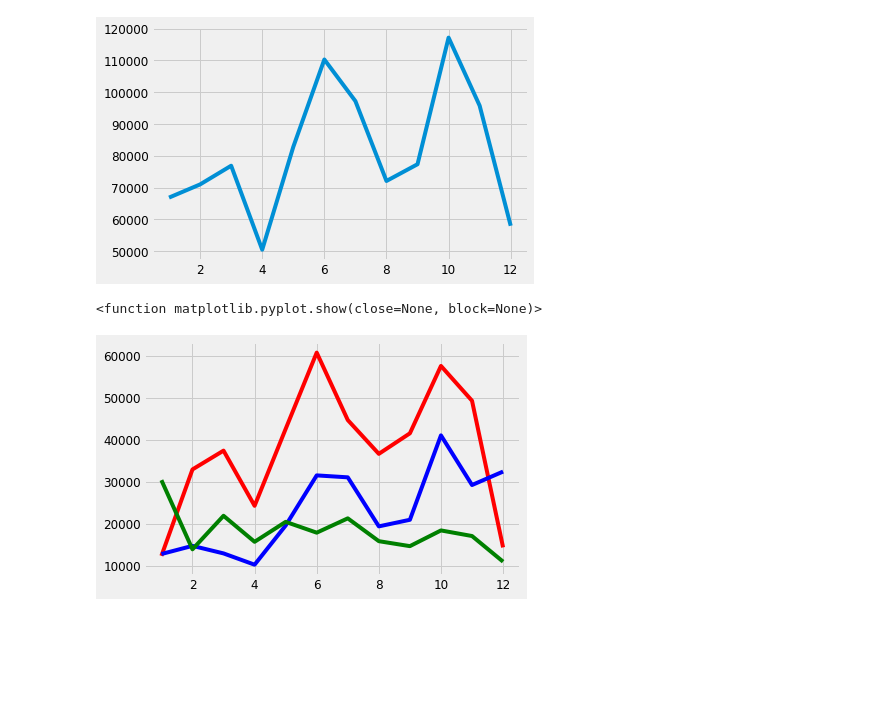
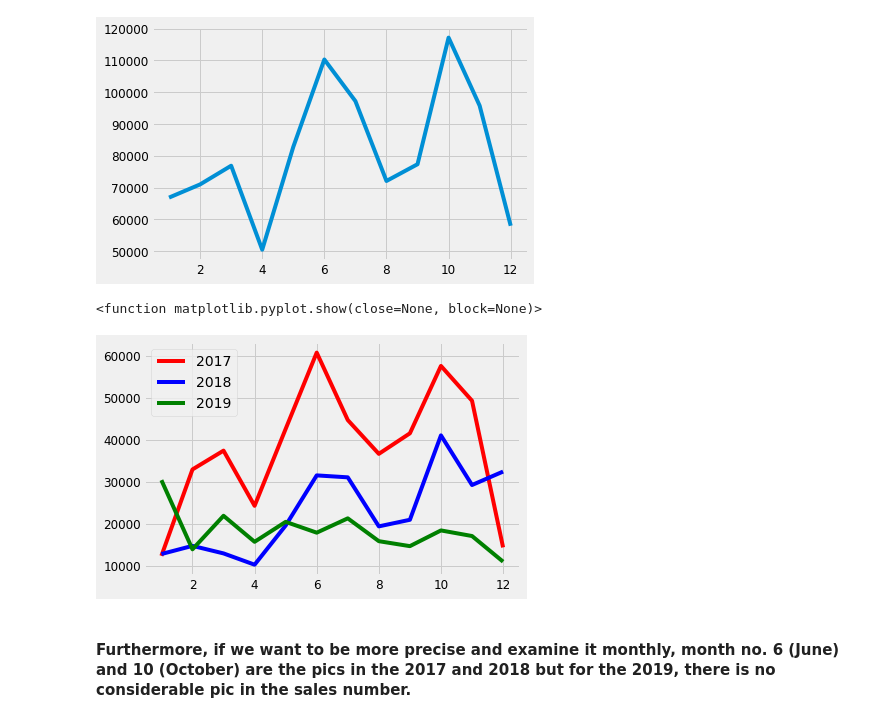
Before and after one commit to halikhani/customer_transactions_history, a Jupyter notebook: DataProcessing.ipynb, the cells around one changed output. Saved outputs shown, nothing was run; the diff lists cells and outputs as text; code cells hidden in the pictures; blank space fills up the shorter version.

```diff
--- a/DataProcessing.ipynb
+++ b/DataProcessing.ipynb
@@ -521,11 +624,13 @@ plt.plot(transactions.groupby(['month']).size())
 [figure]
 # %%
 # monthly for each year
-plt.plot(transactions[transactions['year'] == 2017].groupby(['month']).size(), color='r')
-plt.plot(transactions[transactions['year'] == 2018].groupby(['month']).size(), color='b')
-plt.plot(transactions[transactions['year'] == 2019].groupby(['month']).size(), color='g')
-# plt.legend()
+plt.plot(transactions[transactions['year'] == 2017].groupby(['month']).size(), color='r', label='2017')
+plt.plot(transactions[transactions['year'] == 2018].groupby(['month']).size(), color='b', label='2018')
+plt.plot(transactions[transactions['year'] == 2019].groupby(['month']).size(), color='g', label='2019')
+plt.legend()
 plt.show
 # %% [output]
 <function matplotlib.pyplot.show(close=None, block=None)>
-[figure, old version]
+[figure, new version]
+# %% [markdown]
+#### Furthermore, if we want to be more precise and examine it monthly, month no. 6 (June) and 10 (October) are the pics in the 2017 and 2018 but for the 2019, there is no considerable pic in the sales number.
```
Also changed, not shown: parts of 34 cells of this notebook, 2 other files.
